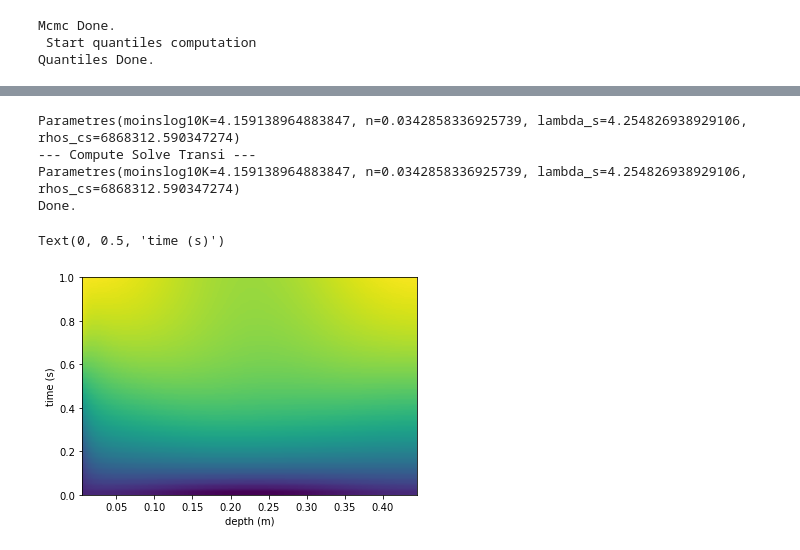
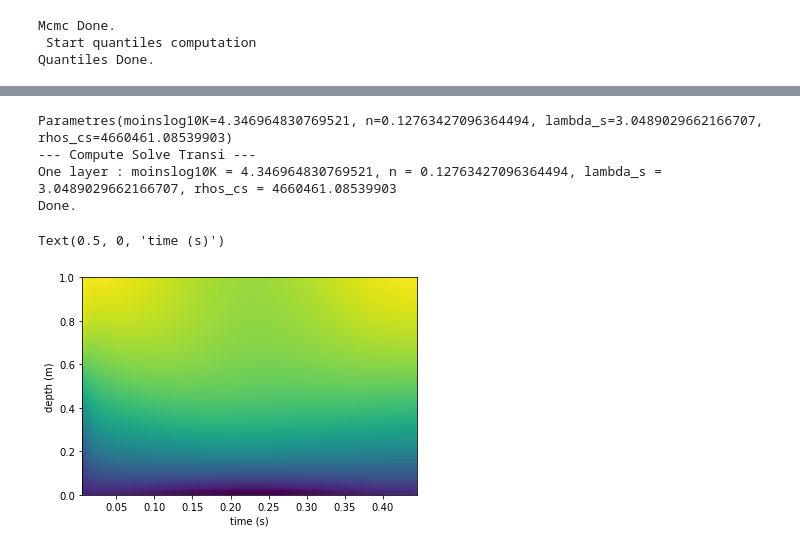
Before and after one commit to ameliemelorene/pyheatmy2022, a Jupyter notebook: demo.ipynb, the cells around one changed output, grey strips where cells are left out. Drawn from its saved outputs; the diff is of its cells as text; code cells hidden in the pictures.

```diff
--- a/demo.ipynb
+++ b/demo.ipynb
@@ -202,27 +211,27 @@ Text(0, 0.5, 'acceptance')
 # %%
 #Can also sample param from mcmc trajectory
 sampled_params = col.get_best_param()
 print(sampled_params)
 
 col.compute_solve_transi(sampled_params, 41)
 
 fig, ax = plt.subplots(facecolor = 'w')
 
 ax.imshow(
     col.temps_solve,
     aspect = "auto",
     extent = [col.depths_solve[0], col.depths_solve[-1], 0, 1]
 )
 
-ax.set_xlabel("depth (m)")
-ax.set_ylabel("time (s)")
+ax.set_ylabel("depth (m)")
+ax.set_xlabel("time (s)")
 # %% [output]
-Parametres(moinslog10K=4.159138964883847, n=0.0342858336925739, lambda_s=4.254826938929106, rhos_cs=6868312.590347274)
+Parametres(moinslog10K=4.346964830769521, n=0.12763427096364494, lambda_s=3.0489029662166707, rhos_cs=4660461.08539903)
 --- Compute Solve Transi ---
-Parametres(moinslog10K=4.159138964883847, n=0.0342858336925739, lambda_s=4.254826938929106, rhos_cs=6868312.590347274)
+One layer : moinslog10K = 4.346964830769521, n = 0.12763427096364494, lambda_s = 3.0489029662166707, rhos_cs = 4660461.08539903
 Done.
-Text(0, 0.5, 'time (s)')
+Text(0.5, 0, 'time (s)')
-[figure, old version]
+[figure, new version]
 # %%
 fig, ax = plt.subplots(facecolor = 'w')
 
```
Also changed, not shown: parts of 9 cells of this notebook, 4 other files.
